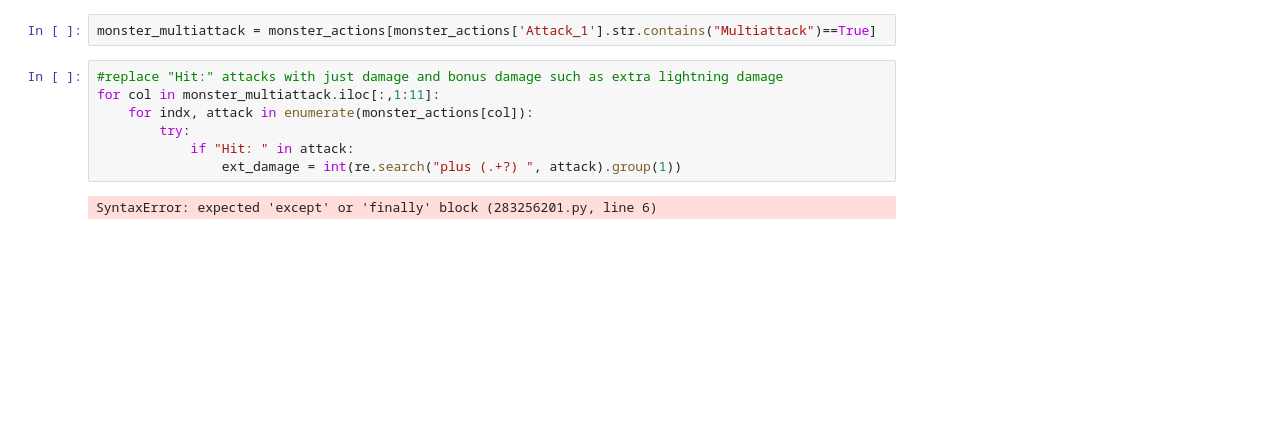
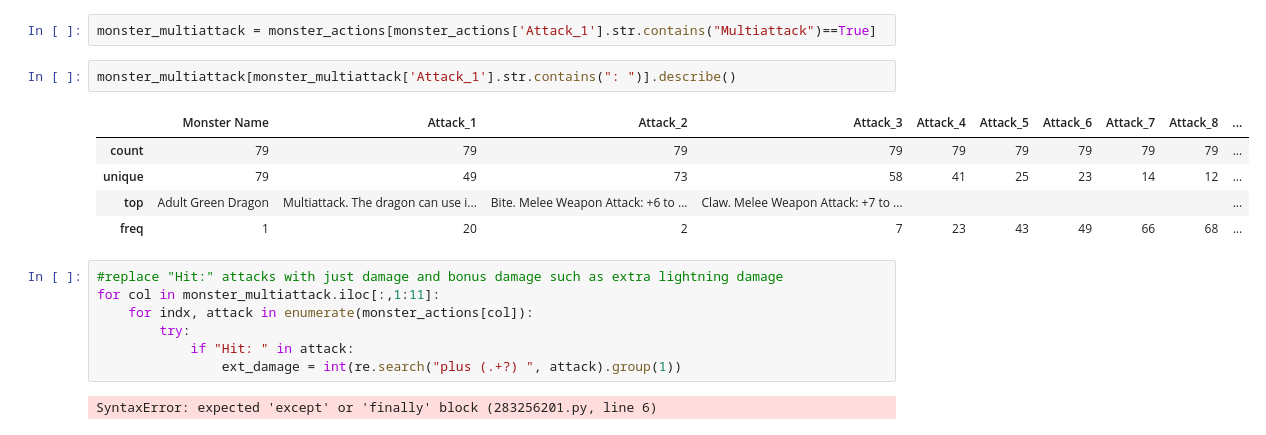
Before and after one commit to chabazite/DnD_Monsters, a Jupyter notebook: notebooks/3.0_ASI_Data_Wrangling.ipynb, the cells around one changed output. Saved outputs shown, nothing was run; the diff lists cells and outputs as text; blank space fills up the shorter version.

```diff
--- a/notebooks/3.0_ASI_Data_Wrangling.ipynb
+++ b/notebooks/3.0_ASI_Data_Wrangling.ipynb
@@ -307,6 +374,14 @@ monster_actions['Attack_1']
 Name: Attack_1, Length: 348, dtype: object
 # %%
 monster_multiattack = monster_actions[monster_actions['Attack_1'].str.contains("Multiattack")==True]
+# %%
+monster_multiattack[monster_multiattack['Attack_1'].str.contains(": ")].describe()
+# %% [output]
+|  | Monster Name | Attack_1 | Attack_2 | Attack_3 | Attack_4 | Attack_5 | Attack_6 | Attack_7 | Attack_8 | ... |
+| count | 79 | 79 | 79 | 79 | 79 | 79 | 79 | 79 | 79 | ... |
+| unique | 79 | 49 | 73 | 58 | 41 | 25 | 23 | 14 | 12 | ... |
+| top | Adult Green Dragon | Multiattack. The dragon can use i... | Bite. Melee Weapon Attack: +6 to ... | Claw. Melee Weapon Attack: +7 to ... |  |  |  |  |  | ... |
+| freq | 1 | 20 | 2 | 7 | 23 | 43 | 49 | 66 | 68 | ... |
 # %%
 #replace "Hit:" attacks with just damage and bonus damage such as extra lightning damage
 for col in monster_multiattack.iloc[:,1:11]:
```
Also changed, not shown: parts of 10 cells of this notebook.
